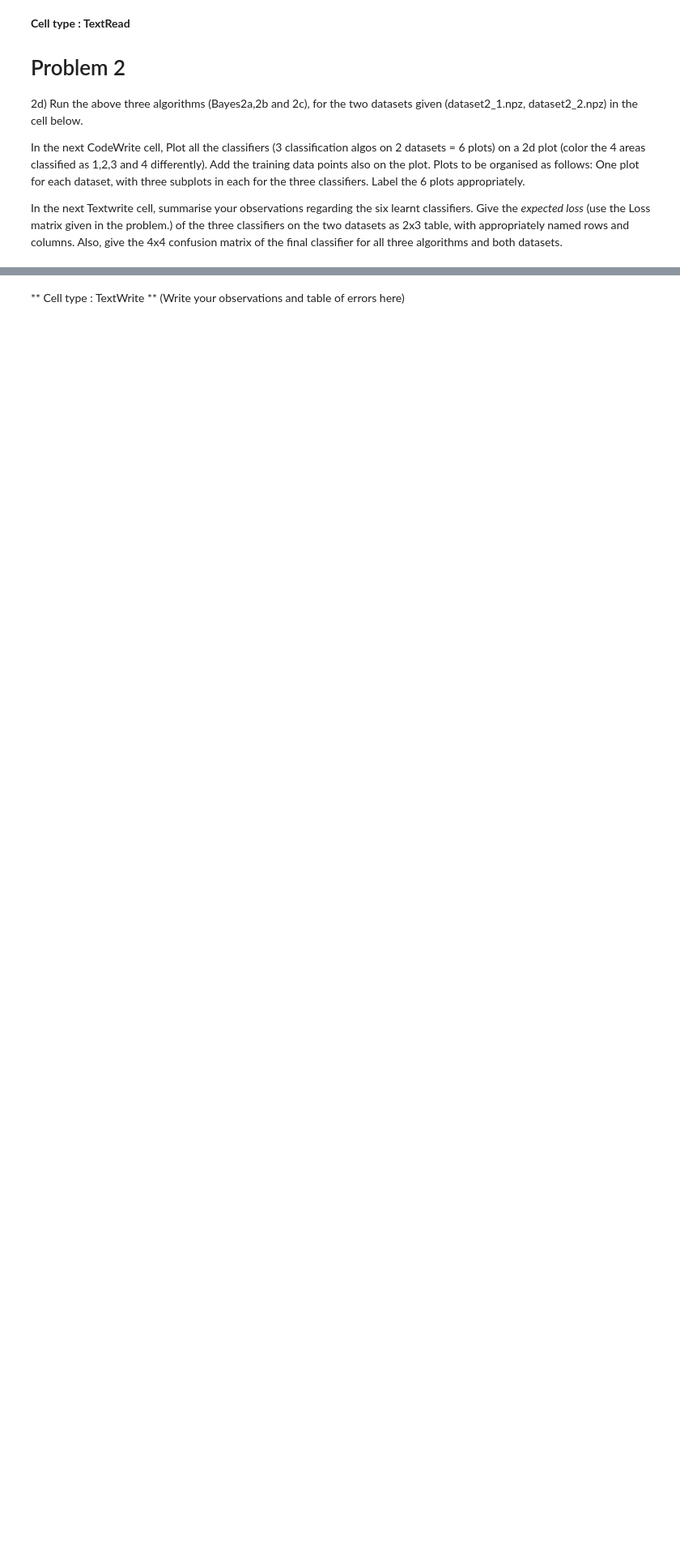
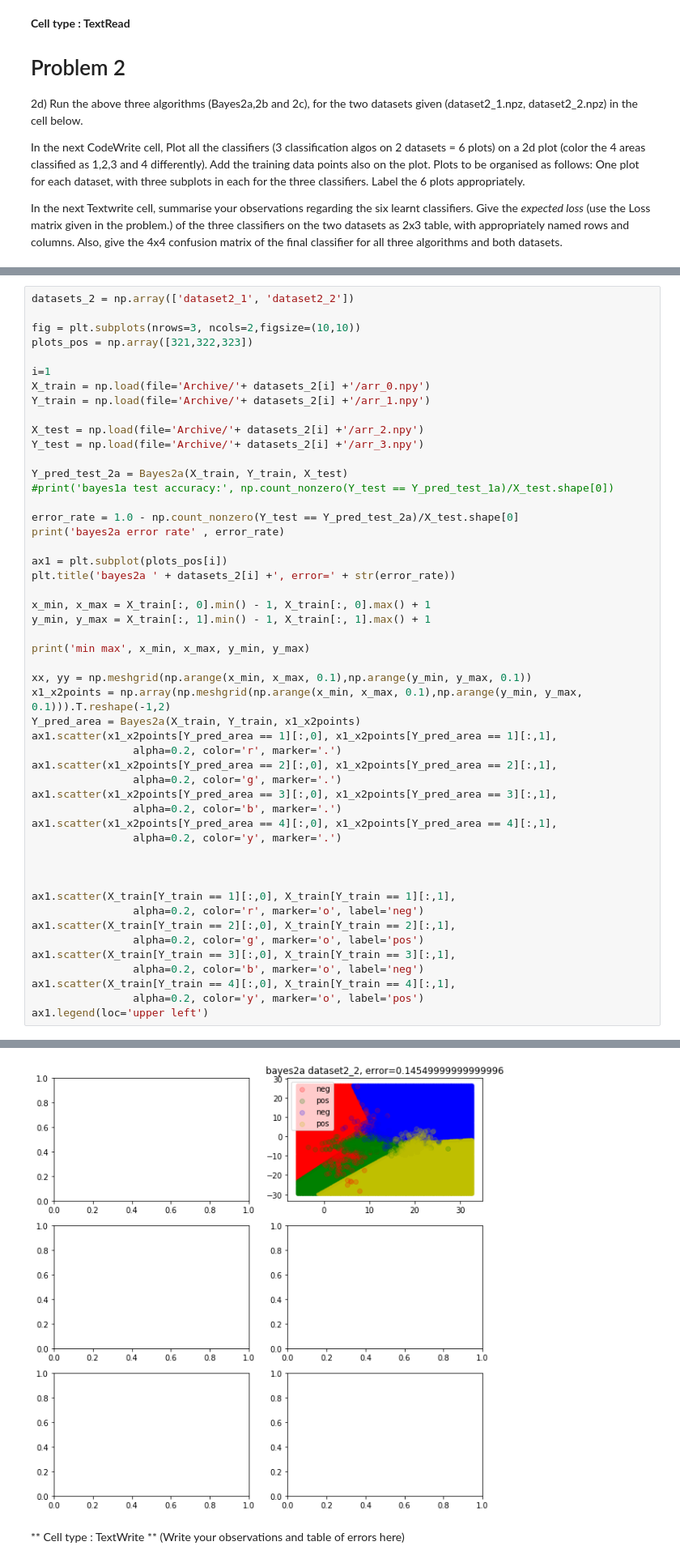
Before and after one commit to rahulbiswas876/Pattern-Recog-And-Machine-Learning, a Jupyter notebook: ProgAssmt1A_student.ipynb, the cells around one changed output, grey strips where cells are left out. Shown at 81% size. Saved outputs shown, nothing was run; the diff lists cells and outputs as text; blank space fills up the shorter version.

```diff
--- a/ProgAssmt1A_student.ipynb
+++ b/ProgAssmt1A_student.ipynb
@@ -638,0 +711,51 @@ bayes2c 0.10575000000000001
+# %%
+datasets_2 = np.array(['dataset2_1', 'dataset2_2'])
+
+fig = plt.subplots(nrows=3, ncols=2,figsize=(10,10))
+plots_pos = np.array([321,322,323])
+
+i=1
+X_train = np.load(file='Archive/'+ datasets_2[i] +'/arr_0.npy')
+Y_train = np.load(file='Archive/'+ datasets_2[i] +'/arr_1.npy')
+
+X_test = np.load(file='Archive/'+ datasets_2[i] +'/arr_2.npy')
+Y_test = np.load(file='Archive/'+ datasets_2[i] +'/arr_3.npy')
+
+Y_pred_test_2a = Bayes2a(X_train, Y_train, X_test)
+#print('bayes1a test accuracy:', np.count_nonzero(Y_test == Y_pred_test_1a)/X_test.shape[0])
+
+error_rate = 1.0 - np.count_nonzero(Y_test == Y_pred_test_2a)/X_test.shape[0]
+print('bayes2a error rate' , error_rate)
+
+ax1 = plt.subplot(plots_pos[i])
+plt.title('bayes2a ' + datasets_2[i] +', error=' + str(error_rate))
+
+x_min, x_max = X_train[:, 0].min() - 1, X_train[:, 0].max() + 1
+y_min, y_max = X_train[:, 1].min() - 1, X_train[:, 1].max() + 1
+
+print('min max', x_min, x_max, y_min, y_max)
+
+xx, yy = np.meshgrid(np.arange(x_min, x_max, 0.1),np.arange(y_min, y_max, 0.1))
+x1_x2points = np.array(np.meshgrid(np.arange(x_min, x_max, 0.1),np.arange(y_min, y_max, 0.1))).T.reshape(-1,2)
+Y_pred_area = Bayes2a(X_train, Y_train, x1_x2points)
+ax1.scatter(x1_x2points[Y_pred_area == 1][:,0], x1_x2points[Y_pred_area == 1][:,1],
+                alpha=0.2, color='r', marker='.')
+ax1.scatter(x1_x2points[Y_pred_area == 2][:,0], x1_x2points[Y_pred_area == 2][:,1],
+                alpha=0.2, color='g', marker='.')
+ax1.scatter(x1_x2points[Y_pred_area == 3][:,0], x1_x2points[Y_pred_area == 3][:,1],
+                alpha=0.2, color='b', marker='.')
+ax1.scatter(x1_x2points[Y_pred_area == 4][:,0], x1_x2points[Y_pred_area == 4][:,1],
+                alpha=0.2, color='y', marker='.')
+
+
+
+ax1.scatter(X_train[Y_train == 1][:,0], X_train[Y_train == 1][:,1],
+                alpha=0.2, color='r', marker='o', label='neg')
+ax1.scatter(X_train[Y_train == 2][:,0], X_train[Y_train == 2][:,1],
+                alpha=0.2, color='g', marker='o', label='pos')
+ax1.scatter(X_train[Y_train == 3][:,0], X_train[Y_train == 3][:,1],
+                alpha=0.2, color='b', marker='o', label='neg')
+ax1.scatter(X_train[Y_train == 4][:,0], X_train[Y_train == 4][:,1],
+                alpha=0.2, color='y', marker='o', label='pos')
+ax1.legend(loc='upper left')
+# %% [output]
@@ -639,3 +765,4 @@ bayes2c 0.10575000000000001
+[figure, added]
 # %% [markdown]
 ** Cell type : TextWrite **
 (Write your observations and table of errors here)
```
Also changed, not shown: parts of 8 cells of this notebook, 1 other file.
